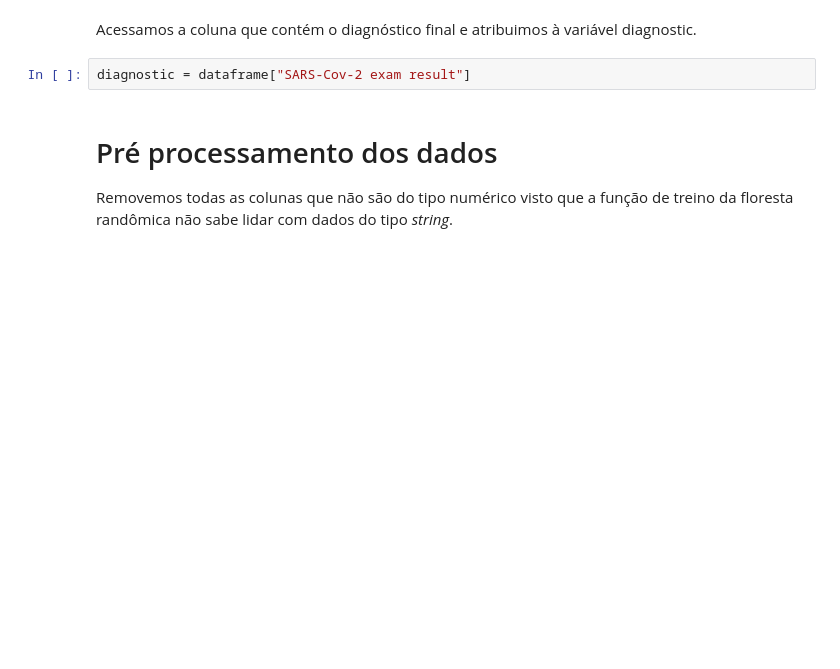
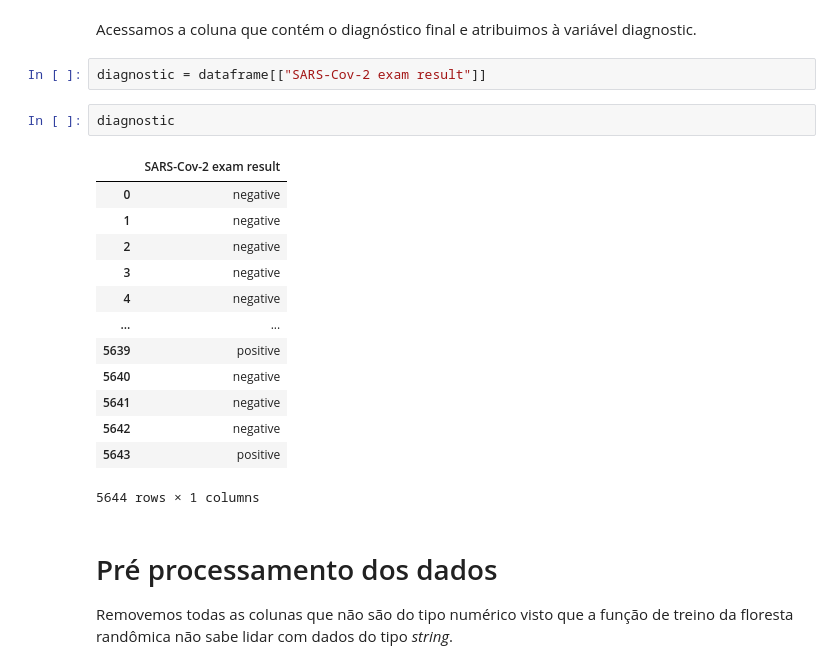
Before and after one commit to MekaMdan/IIA, a Jupyter notebook: Projetos/Projeto 3/Trabalho3_IIA.ipynb, the cells around one changed output. Cells and saved outputs as stored; diff of their text form; blank space fills up the shorter version.

```diff
--- a/Projetos/Projeto 3/Trabalho3_IIA.ipynb
+++ b/Projetos/Projeto 3/Trabalho3_IIA.ipynb
@@ -52,7 +52,23 @@ memory usage: 4.8+ MB
 # %% [markdown]
 Acessamos a coluna que contém o diagnóstico final e atribuimos à variável diagnostic.
 # %%
-diagnostic = dataframe["SARS-Cov-2 exam result"]
+diagnostic = dataframe[["SARS-Cov-2 exam result"]]
+# %%
+diagnostic
+# %% [output]
+|  | SARS-Cov-2 exam result |
+| 0 | negative |
+| 1 | negative |
+| 2 | negative |
+| 3 | negative |
+| 4 | negative |
+| ... | ... |
+| 5639 | positive |
+| 5640 | negative |
+| 5641 | negative |
+| 5642 | negative |
+| 5643 | positive |
+5644 rows × 1 columns
 # %% [markdown]
 # Pré processamento dos dados
 
```
Also changed, not shown: parts of 31 cells of this notebook, 4 other files.
